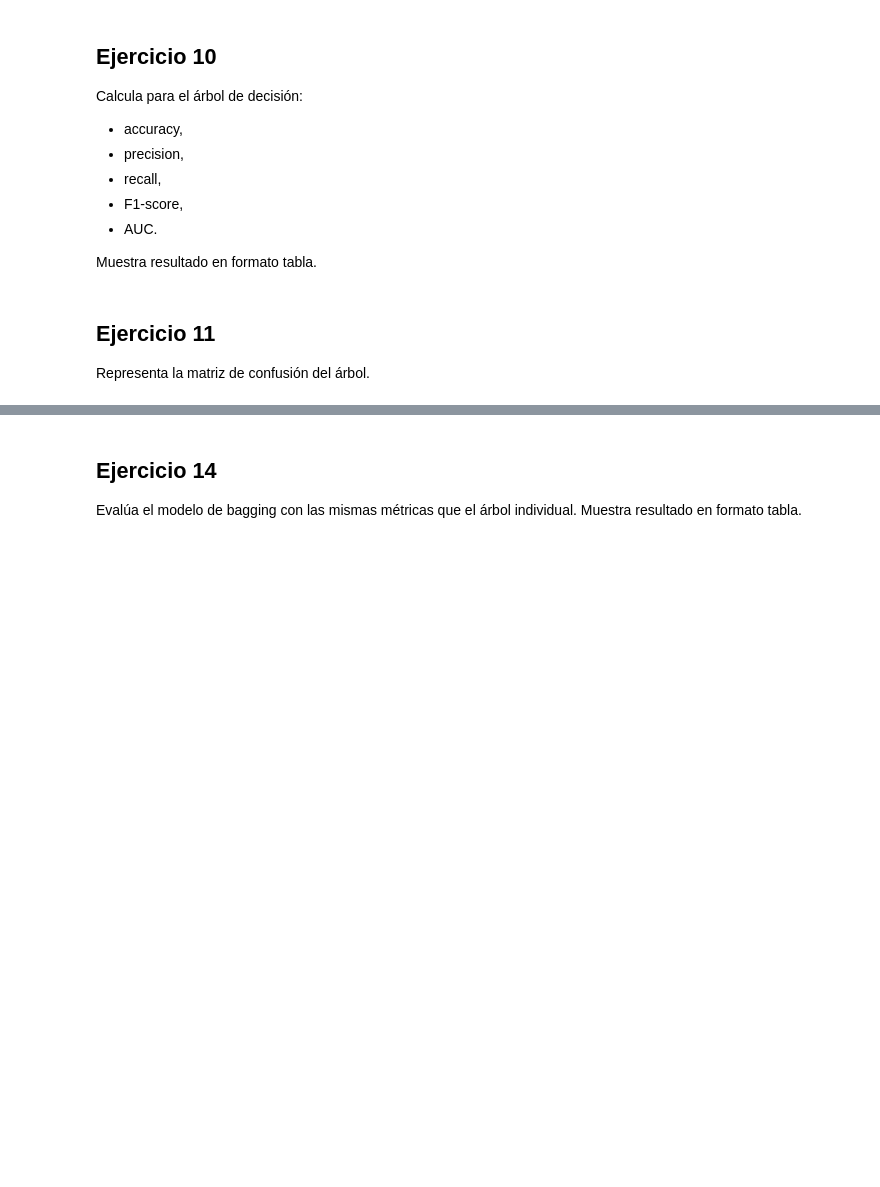
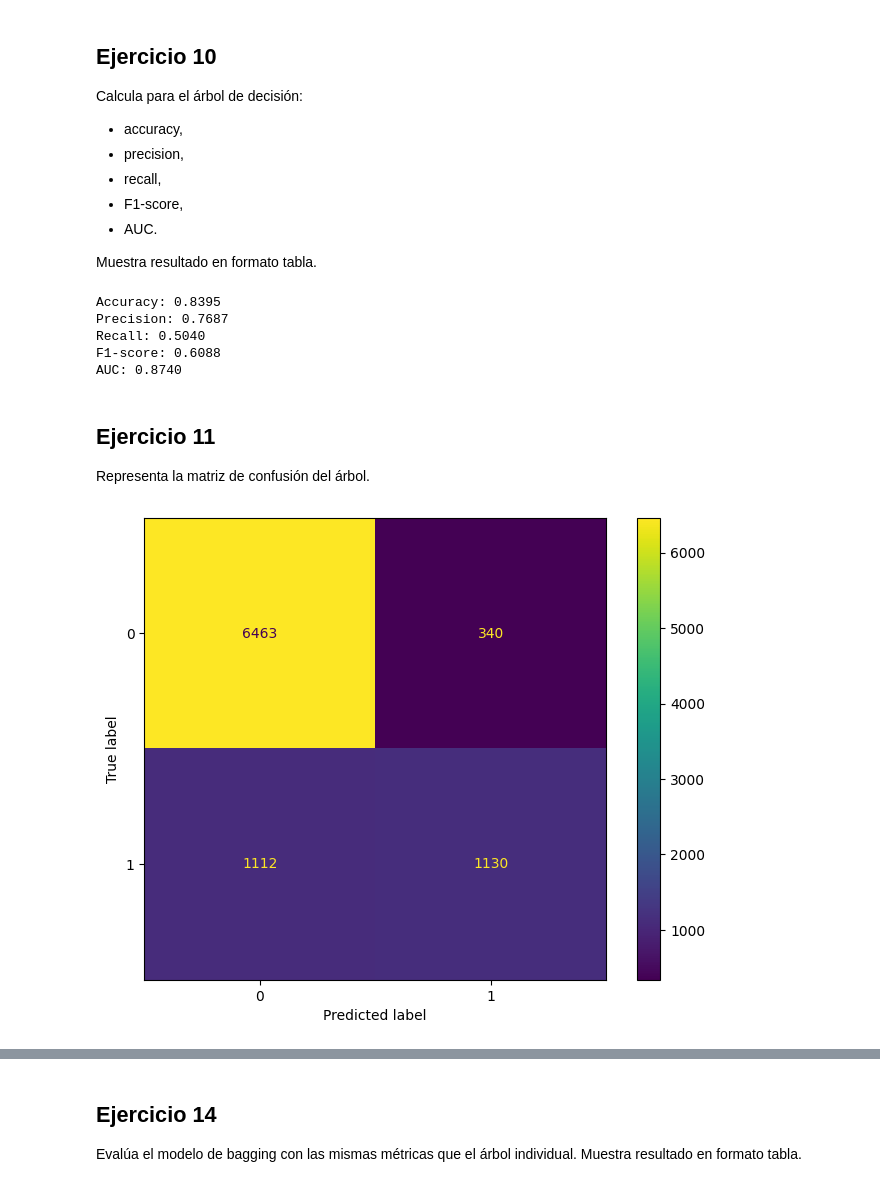
Before and after one commit to mxgueladrx/uma-25-26-2, a Jupyter notebook: AC1/Practica7/07_Practica_Ensembles_AdultIncome.ipynb, the cells around one changed output, grey strips where cells are left out. Cells and saved outputs as stored; diff of their text form; code cells hidden in the pictures; blank space fills up the shorter version.

```diff
--- a/AC1/Practica7/07_Practica_Ensembles_AdultIncome.ipynb
+++ b/AC1/Practica7/07_Practica_Ensembles_AdultIncome.ipynb
@@ -229,3 +225,8 @@ Convierte la variable objetivo en binaria:
 - `1` para `>50K`
 # %%
 # COMPLETAR
+X = datos.drop(columns=["class"]).copy()
+y = datos["class"].copy()
+
+y = y.apply(lambda x : 0 if x == "<=50K" else 1)
+display(y.head())
@@ -240,6 +249,13 @@ Identifica automáticamente:
 Después, crea un preprocesador con `ColumnTransformer` que aplique `OneHotEncoder` a las variables categóricas y deje pasar las variables numéricas.
 # %%
 # COMPLETAR
+numericos = X.select_dtypes(include=["int64", "float64"]).columns
+categoricos = X.select_dtypes(exclude=["int64", "float64"]).columns
+
+preprocesador = ColumnTransformer(
+    transformers=[("cat", OneHotEncoder(sparse_output=False, handle_unknown='ignore'), categoricos)],
+    remainder="passthrough"
+)
 # %% [markdown]
 # División entrenamiento/prueba
 
@@ -256,6 +272,14 @@ Usa:
 - `stratify = y`
 # %%
 # COMPLETAR
+X_train, X_test, y_train, y_test = train_test_split(
+    X,
+    y,
+    train_size=0.8,
+    test_size=0.2,
+    random_state=CODIGO_ESTUDIANTE,
+    stratify=y
+)
 # %% [markdown]
 # Modelo base: árbol de decisión
 
@@ -272,6 +296,11 @@ Usa un `Pipeline` que incluya:
 - modelo.
 # %%
 # COMPLETAR
+ad = DecisionTreeClassifier(max_depth=5, random_state=CODIGO_ESTUDIANTE)
+pipeline = Pipeline(steps=[("preprocesador", preprocesador), ("ad", ad)])
+pipeline.fit(X_train, y_train)
+y_pred = pipeline.predict(X_test)
+y_probs = pipeline.predict_proba(X_test)[:, 0]
 # %% [markdown]
 ## Ejercicio 10
 
@@ -286,12 +315,36 @@ Calcula para el árbol de decisión:
 Muestra resultado en formato tabla.
 # %%
 # COMPLETAR
+accuracyAD = accuracy_score(y_test, y_pred)
+precisionAD = precision_score(y_test, y_pred)
+recallAD = recall_score(y_test, y_pred)
+f1AD = f1_score(y_test, y_pred)
+aucAD = roc_auc_score(y_test == 0, y_probs)
+
+print(f"Accuracy: {accuracyAD:.4f}")
+print(f"Precision: {precisionAD:.4f}")
+print(f"Recall: {recallAD:.4f}")
+print(f"F1-score: {f1AD:.4f}")
+print(f"AUC: {aucAD:.4f}")
+# %% [output]
+Accuracy: 0.8395
+Precision: 0.7687
+Recall: 0.5040
+F1-score: 0.6088
+AUC: 0.8740
 # %% [markdown]
 ## Ejercicio 11
 
 Representa la matriz de confusión del árbol.
 # %%
 # COMPLETAR
+cm = confusion_matrix(y_test, y_pred)
+cmd = ConfusionMatrixDisplay(cm)
+
+cmd.plot()
+plt.show()
+# %% [output]
+[figure, added]
 # %% [markdown]
 ## Ejercicio 12
 
```
Also changed, not shown: parts of 29 cells of this notebook.
